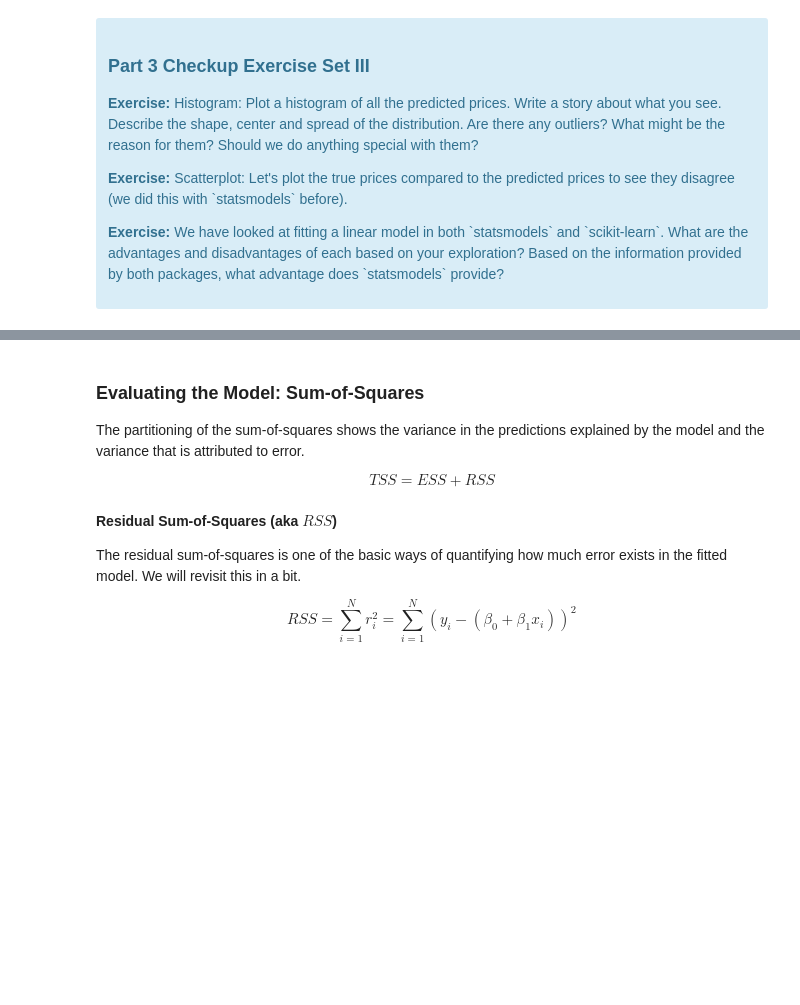
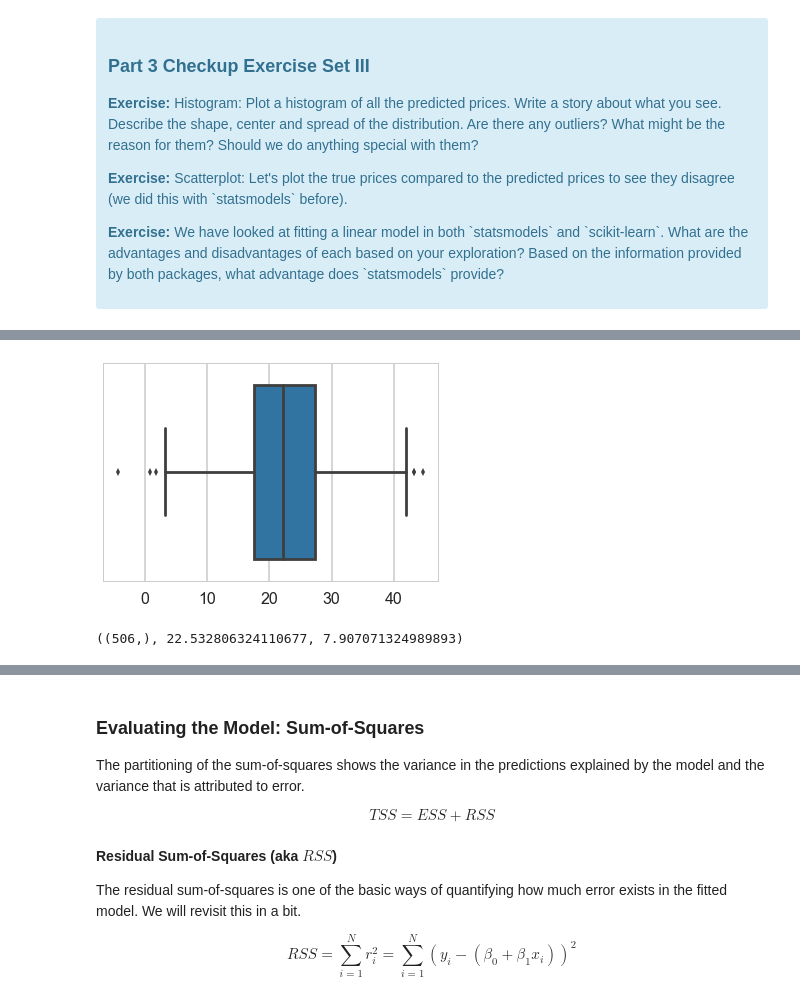
Before and after one commit to wsjk/linear_regression, a Jupyter notebook: Mini_Project_Linear_Regression.ipynb, the cells around one changed output, grey strips where cells are left out. Cells and saved outputs as stored; diff of their text form; code cells hidden in the pictures; blank space fills up the shorter version.

```diff
--- a/Mini_Project_Linear_Regression.ipynb
+++ b/Mini_Project_Linear_Regression.ipynb
@@ -462,0 +589,8 @@ lm.predict(X)[0:5]
+# %%
+_ = sns.boxplot(lm.predict(X))
+# %% [output]
+[figure, added]
+# %%
+np.shape(lm.predict(X)), np.mean(lm.predict(X)), np.std(lm.predict(X))
+# %% [output]
+((506,), 22.532806324110677, 7.907071324989893)
```
Also changed, not shown: parts of 37 cells of this notebook.
